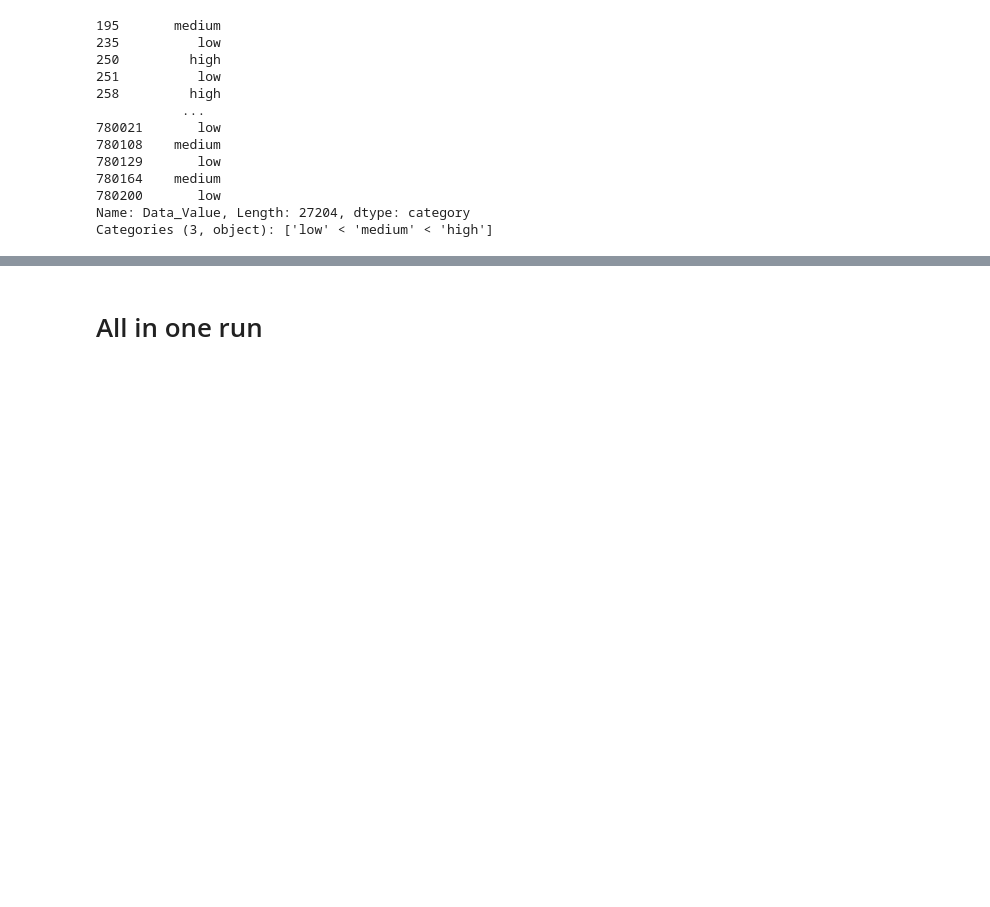
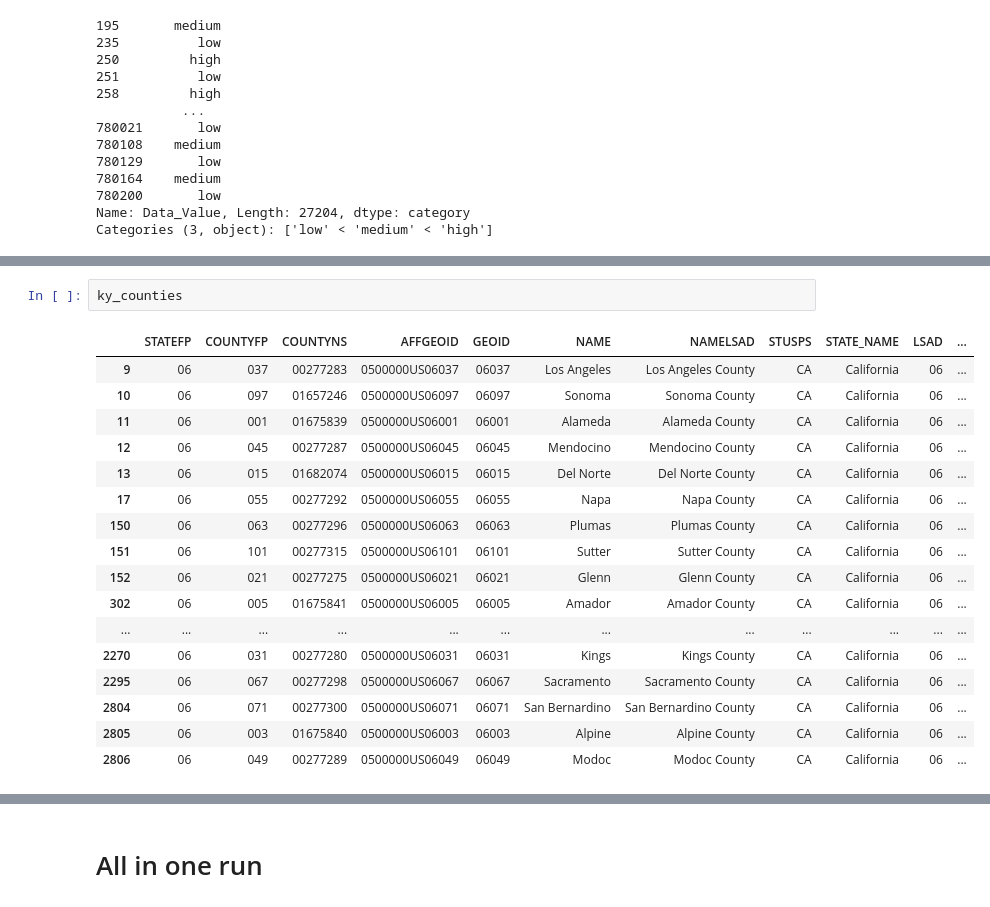
Before and after one commit to jonas060/SDOH, a Jupyter notebook: CSCI_8980_Project_GP.ipynb, the cells around one changed output, grey strips where cells are left out. Cells and saved outputs as stored; diff of their text form; blank space fills up the shorter version.

Commit message:
Added County Level Visualizations to Ensemble Predictions
Predictions from Ensemble Forest Model can now be visualized by State.

```diff
--- a/CSCI_8980_Project_GP.ipynb
+++ b/CSCI_8980_Project_GP.ipynb
@@ -677,0 +634,20 @@ len(importance.importances_mean)
+# %%
+ky_counties
+# %% [output]
+|  | STATEFP | COUNTYFP | COUNTYNS | AFFGEOID | GEOID | NAME | NAMELSAD | STUSPS | STATE_NAME | LSAD | ... |
+| 9 | 06 | 037 | 00277283 | 0500000US06037 | 06037 | Los Angeles | Los Angeles County | CA | California | 06 | ... |
+| 10 | 06 | 097 | 01657246 | 0500000US06097 | 06097 | Sonoma | Sonoma County | CA | California | 06 | ... |
+| 11 | 06 | 001 | 01675839 | 0500000US06001 | 06001 | Alameda | Alameda County | CA | California | 06 | ... |
+| 12 | 06 | 045 | 00277287 | 0500000US06045 | 06045 | Mendocino | Mendocino County | CA | California | 06 | ... |
+| 13 | 06 | 015 | 01682074 | 0500000US06015 | 06015 | Del Norte | Del Norte County | CA | California | 06 | ... |
+| 17 | 06 | 055 | 00277292 | 0500000US06055 | 06055 | Napa | Napa County | CA | California | 06 | ... |
+| 150 | 06 | 063 | 00277296 | 0500000US06063 | 06063 | Plumas | Plumas County | CA | California | 06 | ... |
+| 151 | 06 | 101 | 00277315 | 0500000US06101 | 06101 | Sutter | Sutter County | CA | California | 06 | ... |
+| 152 | 06 | 021 | 00277275 | 0500000US06021 | 06021 | Glenn | Glenn County | CA | California | 06 | ... |
+| 302 | 06 | 005 | 01675841 | 0500000US06005 | 06005 | Amador | Amador County | CA | California | 06 | ... |
+| ... | ... | ... | ... | ... | ... | ... | ... | ... | ... | ... | ... |
+| 2270 | 06 | 031 | 00277280 | 0500000US06031 | 06031 | Kings | Kings County | CA | California | 06 | ... |
+| 2295 | 06 | 067 | 00277298 | 0500000US06067 | 06067 | Sacramento | Sacramento County | CA | California | 06 | ... |
+| 2804 | 06 | 071 | 00277300 | 0500000US06071 | 06071 | San Bernardino | San Bernardino County | CA | California | 06 | ... |
+| 2805 | 06 | 003 | 01675840 | 0500000US06003 | 06003 | Alpine | Alpine County | CA | California | 06 | ... |
+| 2806 | 06 | 049 | 00277289 | 0500000US06049 | 06049 | Modoc | Modoc County | CA | California | 06 | ... |
```
Also changed, not shown: parts of 25 cells of this notebook, 2 other files.
